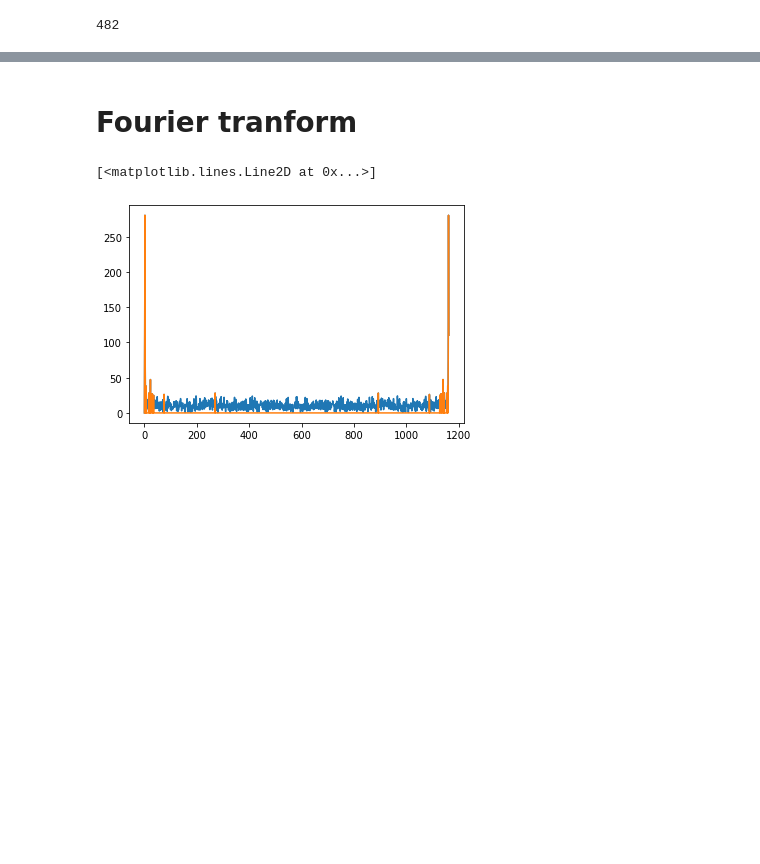
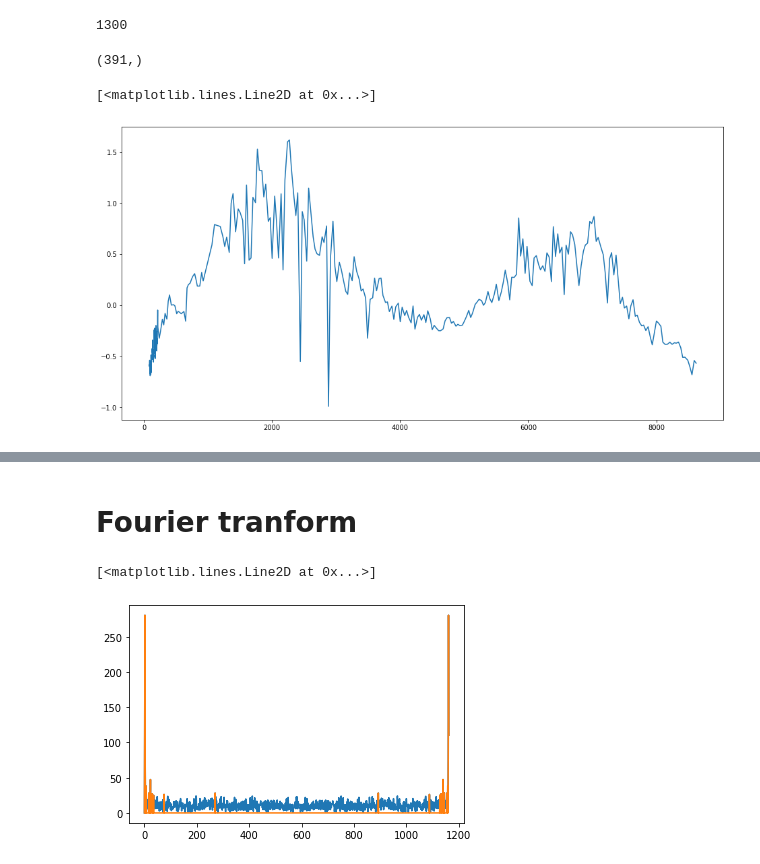
Before and after one commit to roksikonja/dslab_virgo_tsi, a Jupyter notebook: SmoothingFinalResult.ipynb, the cells around one changed output, grey strips where cells are left out. Drawn from its saved outputs; the diff is of its cells as text; code cells hidden in the pictures; blank space fills up the shorter version.

```diff
--- a/SmoothingFinalResult.ipynb
+++ b/SmoothingFinalResult.ipynb
@@ -9,13 +9,31 @@ with open('results/2019-11-02_11-00-12_smooth_monotonic/smooth_monotonic_modelin
     x = pickle.load(handle)
 # %%
 x
-x_subsample = x.final.b_nn_corrected[::50][300:]
-time_subsample = x.base_signals.t_b_nn[::50][300:]
+x_subsample = x.final.b_nn_corrected[12000:25000:10]
+time_subsample = x.base_signals.t_b_nn[12000:25000:10]
 time_subsample = time_subsample.reshape(-1,1)
+np.size(time_subsample)
+# %% [output]
+1300
-# %%
-x_subsample.size
-# %% [output]
-482
+# %%
+def downsample(x, n):
+    return np.array([np.median(x[i:n+i]) for i in range(0,np.size(x),n)])
+
+x_downsampled_b = downsample(x.final.b_nn_corrected, 100)
+time_downsampled_b = downsample(x.base_signals.t_b_nn, 100)
+time_downsampled_b = time_downsampled_b.reshape(-1, 1)
+x_downsampled_b.shape
+# %% [output]
+(391,)
+# %%
+x_subsample.size
+x_downsampled_b_normalized = x_downsampled_b - np.mean(x_downsampled_b)
+# %%
+plt.figure(5, figsize=(16, 8))
+plt.plot(time_downsampled_b, x_downsampled_b_normalized)
+# %% [output]
+[<matplotlib.lines.Line2D at 0x...>]
+[figure, added]
 # %%
 plt.figure(5, figsize=(16, 8))
 plt.ylim(1362.5, 1370)
```
Also changed, not shown: parts of 27 cells of this notebook.
